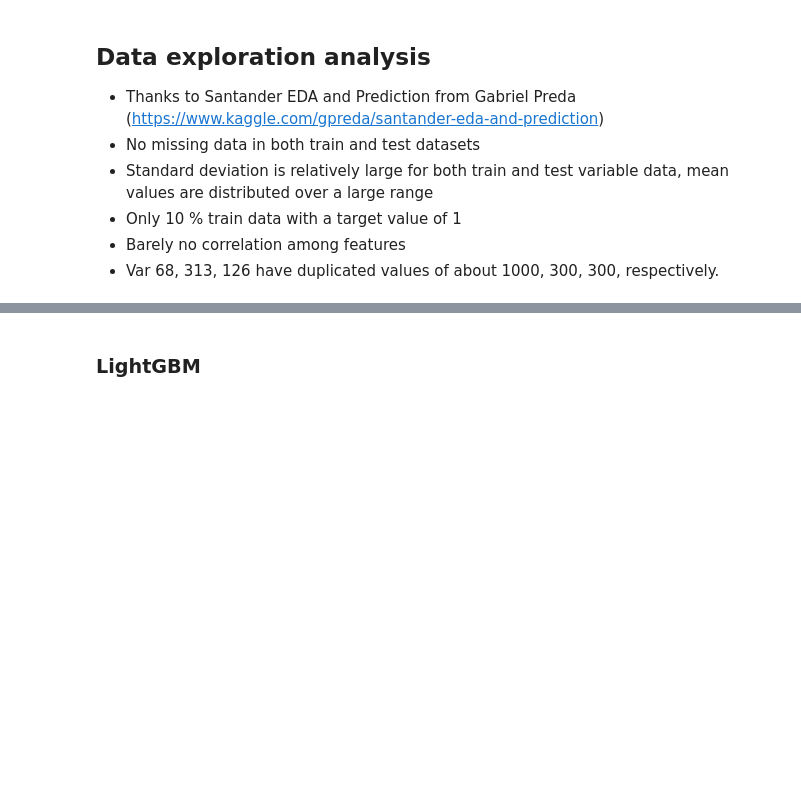
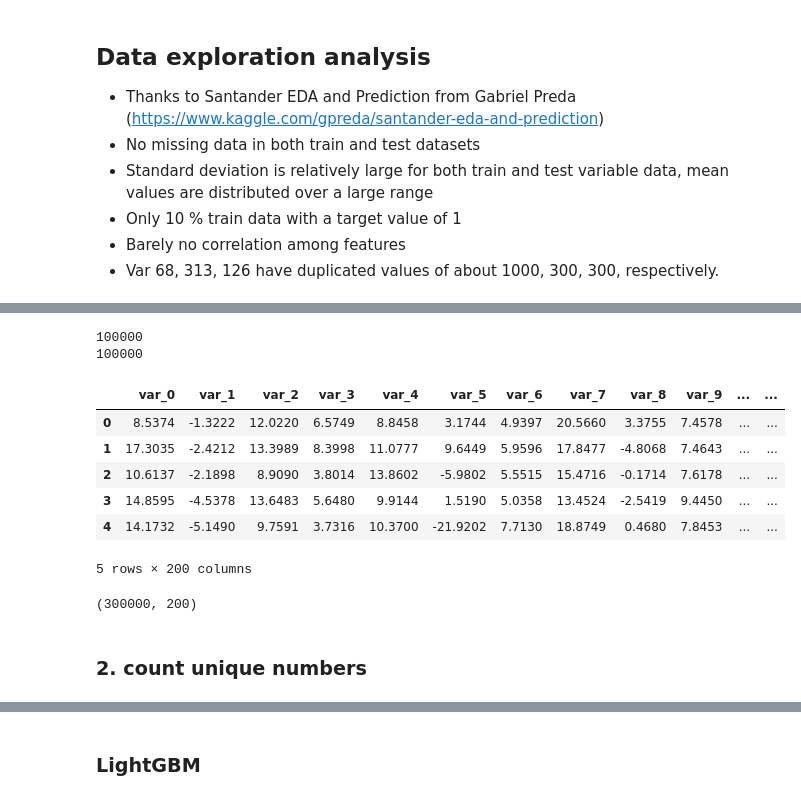
Before and after one commit to YunpengCai/Kaggle-machine-learning-competition-100th-solution, a Jupyter notebook: Kaggle competition customer transaction prediction.ipynb, the cells around one changed output, grey strips where cells are left out. Cells and saved outputs as stored; diff of their text form; code cells hidden in the pictures; blank space fills up the shorter version.

```diff
--- a/Kaggle competition customer transaction prediction.ipynb
+++ b/Kaggle competition customer transaction prediction.ipynb
@@ -14,5 +17,3 @@ train=pd.read_csv('train.csv')
-# %%
-test=pd.read_csv('test.csv')
 # %%
 features=[c for c in train.columns if c not in ['ID_code', 'target']]
 # %%
@@ -65,14 +50,0 @@ for feature in features:
-# %%
-for feature in features:
-    # test['mean_'+feature] = (train[feature].mean()-test[feature])
-    # test['z_'+feature] = (test[feature] - train[feature].mean())/train[feature].std(ddof=0)
-    #test['sq_'+feature] = (test[feature])**2
-    #test['sqrt_'+feature] = np.abs(test[feature])**(1/2)
-    #test['c_'+feature] = (test[feature])**3
-    #test['p4_'+feature] = (test[feature])**4
-    test['r1_'+feature] = np.round(test[feature], 1)
-    test['r2_'+feature] = np.round(test[feature], 2)
-    test['exp_'+feature]=np.exp(test[feature])
-    test['tanh_'+feature]=np.tanh(test[feature])
-    if test[feature].min()>0:
-        test['log10_'+feature]=np.log10(test[feature])
@@ -78,0 +53,14 @@ for feature in features:
+# %%
+from tqdm import tqdm_notebook as tqdm
+df_test=test.drop(['ID_code'], axis=1)
+df_test = df_test.values
+# %%
+unique_samples = []
+unique_count = np.zeros_like(df_test)
+for feature in tqdm(range(df_test.shape[1])):
+    _, index_, count_ = np.unique(df_test[:, feature], return_counts=True, return_index=True)
+    unique_count[index_[count_ == 1], feature] += 1
+
+# Samples which have unique values are real the others are fake
+real_samples_indexes = np.argwhere(np.sum(unique_count, axis=1) > 0)[:, 0]
+synthetic_samples_indexes = np.argwhere(np.sum(unique_count, axis=1) == 0)[:, 0]
@@ -78,0 +69,25 @@ for feature in features:
+# %%
+print(len(real_samples_indexes))
+print(len(synthetic_samples_indexes))
+# %% [output]
+100000
+100000
+# %%
+df_test_real = df_test[real_samples_indexes].copy()
+df_test_real=pd.DataFrame(df_test_real)
+df_test_real=df_test_real.add_prefix('var_')
+df_test_real.head()
+# %% [output]
+|  | var_0 | var_1 | var_2 | var_3 | var_4 | var_5 | var_6 | var_7 | var_8 | var_9 | ... | ... |
+| 0 | 8.5374 | -1.3222 | 12.0220 | 6.5749 | 8.8458 | 3.1744 | 4.9397 | 20.5660 | 3.3755 | 7.4578 | ... | ... |
+| 1 | 17.3035 | -2.4212 | 13.3989 | 8.3998 | 11.0777 | 9.6449 | 5.9596 | 17.8477 | -4.8068 | 7.4643 | ... | ... |
+| 2 | 10.6137 | -2.1898 | 8.9090 | 3.8014 | 13.8602 | -5.9802 | 5.5515 | 15.4716 | -0.1714 | 7.6178 | ... | ... |
+| 3 | 14.8595 | -4.5378 | 13.6483 | 5.6480 | 9.9144 | 1.5190 | 5.0358 | 13.4524 | -2.5419 | 9.4450 | ... | ... |
+| 4 | 14.1732 | -5.1490 | 9.7591 | 3.7316 | 10.3700 | -21.9202 | 7.7130 | 18.8749 | 0.4680 | 7.8453 | ... | ... |
+5 rows × 200 columns
+# %%
+train_value=train.drop(['ID_code', 'target'], axis=1)
+df_combined=pd.concat([train_value, df_test_real])
+df_combined.shape
+# %% [output]
+(300000, 200)
@@ -78,0 +98,2 @@ for feature in features:
+# %% [markdown]
+### 2. count unique numbers
```
Also changed, not shown: parts of 90 cells of this notebook, 9 other files.
